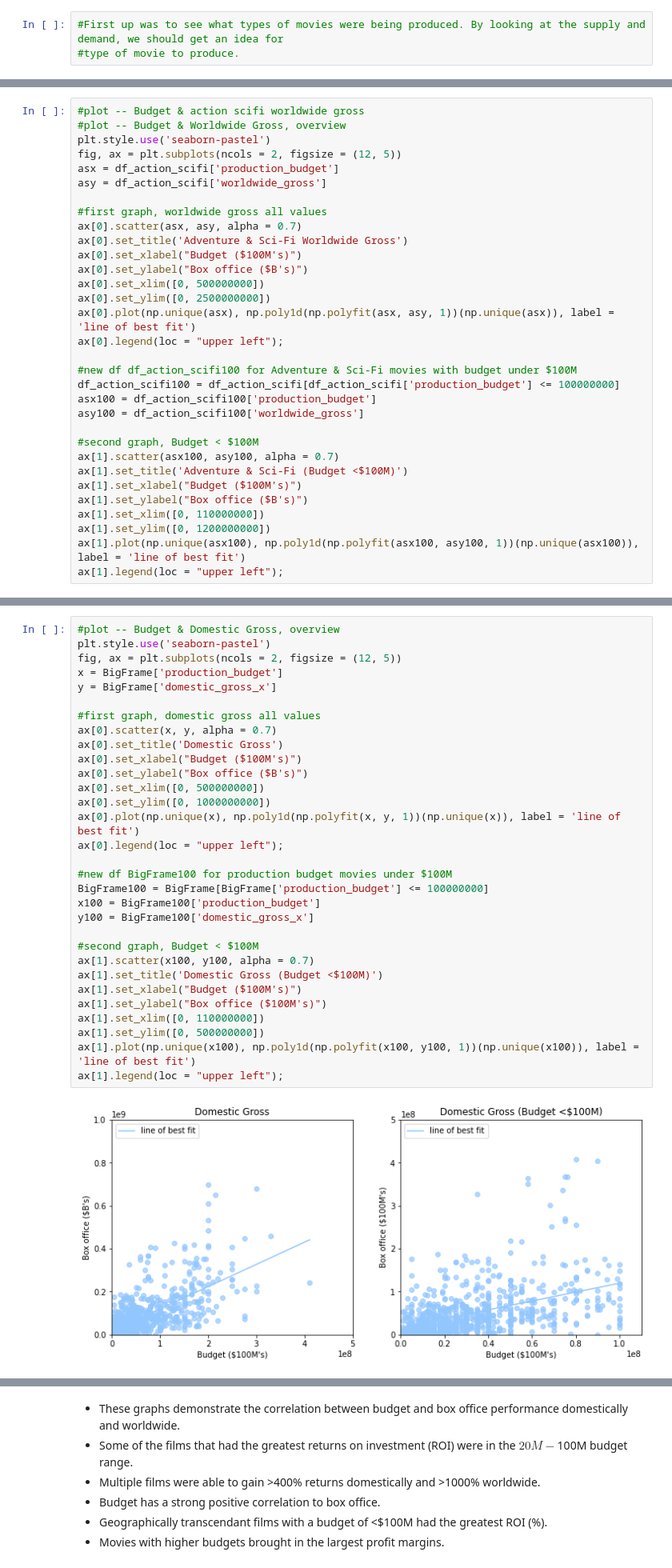
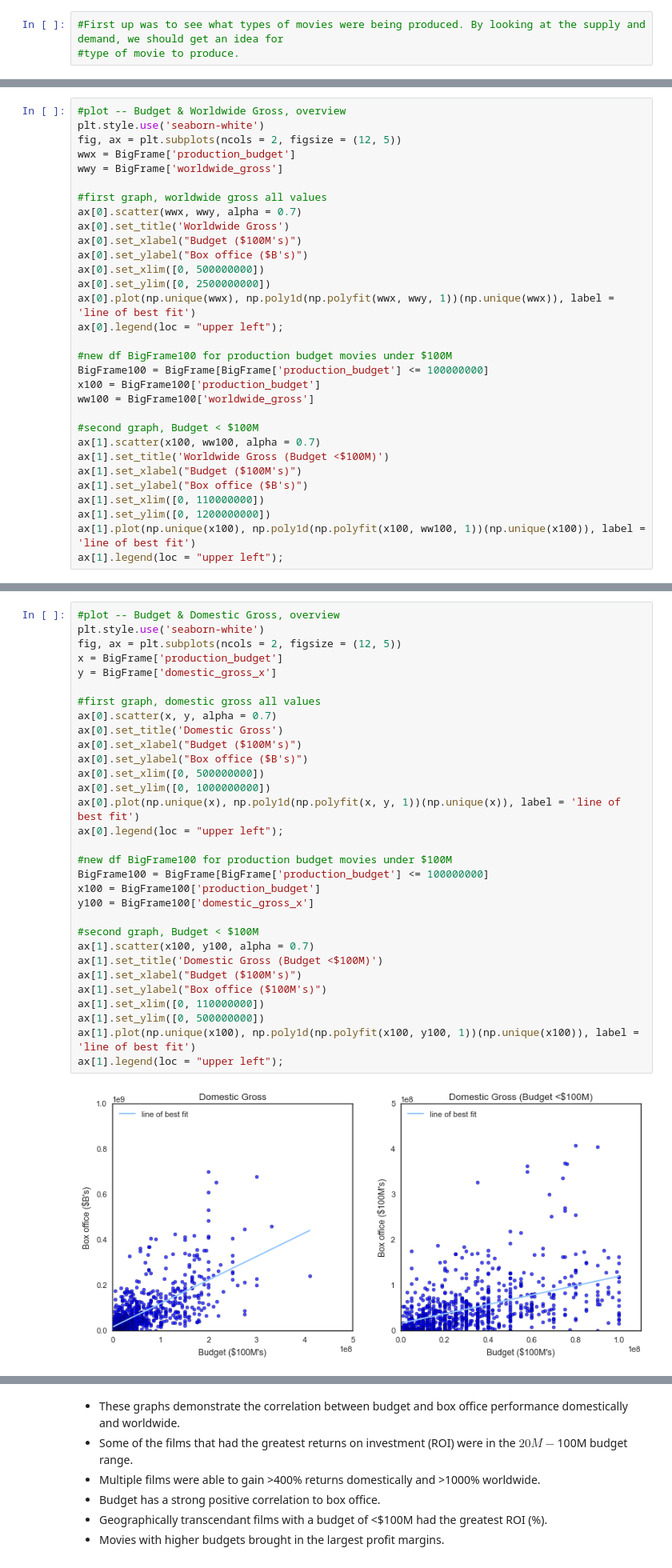
Before and after one commit to 281clo/microsoft-movie-analysis, a Jupyter notebook: index-Copy.ipynb, the cells around one changed output, grey strips where cells are left out. Shown at 80% size. Saved outputs shown, nothing was run; the diff lists cells and outputs as text.

```diff
--- a/index-Copy.ipynb
+++ b/index-Copy.ipynb
@@ -695,33 +708,32 @@ plt.style.available
 # %%
-#plot -- Budget & action scifi worldwide gross
 #plot -- Budget & Worldwide Gross, overview
-plt.style.use('seaborn-pastel')
+plt.style.use('seaborn-white')
 fig, ax = plt.subplots(ncols = 2, figsize = (12, 5))
-asx = df_action_scifi['production_budget']
-asy = df_action_scifi['worldwide_gross']
+wwx = BigFrame['production_budget']
+wwy = BigFrame['worldwide_gross']
 
 #first graph, worldwide gross all values
-ax[0].scatter(asx, asy, alpha = 0.7)
-ax[0].set_title('Adventure & Sci-Fi Worldwide Gross')
+ax[0].scatter(wwx, wwy, alpha = 0.7)
+ax[0].set_title('Worldwide Gross')
 ax[0].set_xlabel("Budget ($100M's)")
 ax[0].set_ylabel("Box office ($B's)")
 ax[0].set_xlim([0, 500000000])
 ax[0].set_ylim([0, 2500000000])
-ax[0].plot(np.unique(asx), np.poly1d(np.polyfit(asx, asy, 1))(np.unique(asx)), label = 'line of best fit')
+ax[0].plot(np.unique(wwx), np.poly1d(np.polyfit(wwx, wwy, 1))(np.unique(wwx)), label = 'line of best fit')
 ax[0].legend(loc = "upper left");
 
-#new df df_action_scifi100 for Adventure & Sci-Fi movies with budget under $100M
-df_action_scifi100 = df_action_scifi[df_action_scifi['production_budget'] <= 100000000]
-asx100 = df_action_scifi100['production_budget']
-asy100 = df_action_scifi100['worldwide_gross']
+#new df BigFrame100 for production budget movies under $100M
+BigFrame100 = BigFrame[BigFrame['production_budget'] <= 100000000]
+x100 = BigFrame100['production_budget']
+ww100 = BigFrame100['worldwide_gross']
 
 #second graph, Budget < $100M
-ax[1].scatter(asx100, asy100, alpha = 0.7)
-ax[1].set_title('Adventure & Sci-Fi (Budget <$100M)')
+ax[1].scatter(x100, ww100, alpha = 0.7)
+ax[1].set_title('Worldwide Gross (Budget <$100M)')
 ax[1].set_xlabel("Budget ($100M's)")
 ax[1].set_ylabel("Box office ($B's)")
 ax[1].set_xlim([0, 110000000])
 ax[1].set_ylim([0, 1200000000])
-ax[1].plot(np.unique(asx100), np.poly1d(np.polyfit(asx100, asy100, 1))(np.unique(asx100)), label = 'line of best fit')
+ax[1].plot(np.unique(x100), np.poly1d(np.polyfit(x100, ww100, 1))(np.unique(x100)), label = 'line of best fit')
 ax[1].legend(loc = "upper left");
 # %% [output]
@@ -729,33 +741,33 @@ ax[1].legend(loc = "upper left");
 # %%
 #plot -- Budget & Domestic Gross, overview
-plt.style.use('seaborn-pastel')
+plt.style.use('seaborn-white')
 fig, ax = plt.subplots(ncols = 2, figsize = (12, 5))
 x = BigFrame['production_budget']
 y = BigFrame['domestic_gross_x']
 
 #first graph, domestic gross all values
 ax[0].scatter(x, y, alpha = 0.7)
 ax[0].set_title('Domestic Gross')
 ax[0].set_xlabel("Budget ($100M's)")
 ax[0].set_ylabel("Box office ($B's)")
 ax[0].set_xlim([0, 500000000])
 ax[0].set_ylim([0, 1000000000])
 ax[0].plot(np.unique(x), np.poly1d(np.polyfit(x, y, 1))(np.unique(x)), label = 'line of best fit')
 ax[0].legend(loc = "upper left");
 
 #new df BigFrame100 for production budget movies under $100M
 BigFrame100 = BigFrame[BigFrame['production_budget'] <= 100000000]
 x100 = BigFrame100['production_budget']
 y100 = BigFrame100['domestic_gross_x']
 
 #second graph, Budget < $100M
 ax[1].scatter(x100, y100, alpha = 0.7)
 ax[1].set_title('Domestic Gross (Budget <$100M)')
 ax[1].set_xlabel("Budget ($100M's)")
 ax[1].set_ylabel("Box office ($100M's)")
 ax[1].set_xlim([0, 110000000])
 ax[1].set_ylim([0, 500000000])
 ax[1].plot(np.unique(x100), np.poly1d(np.polyfit(x100, y100, 1))(np.unique(x100)), label = 'line of best fit')
 ax[1].legend(loc = "upper left");
 # %% [output]
-[figure, old version]
+[figure, new version]
```
Also changed, not shown: parts of 6 cells of this notebook, 1 other file.
